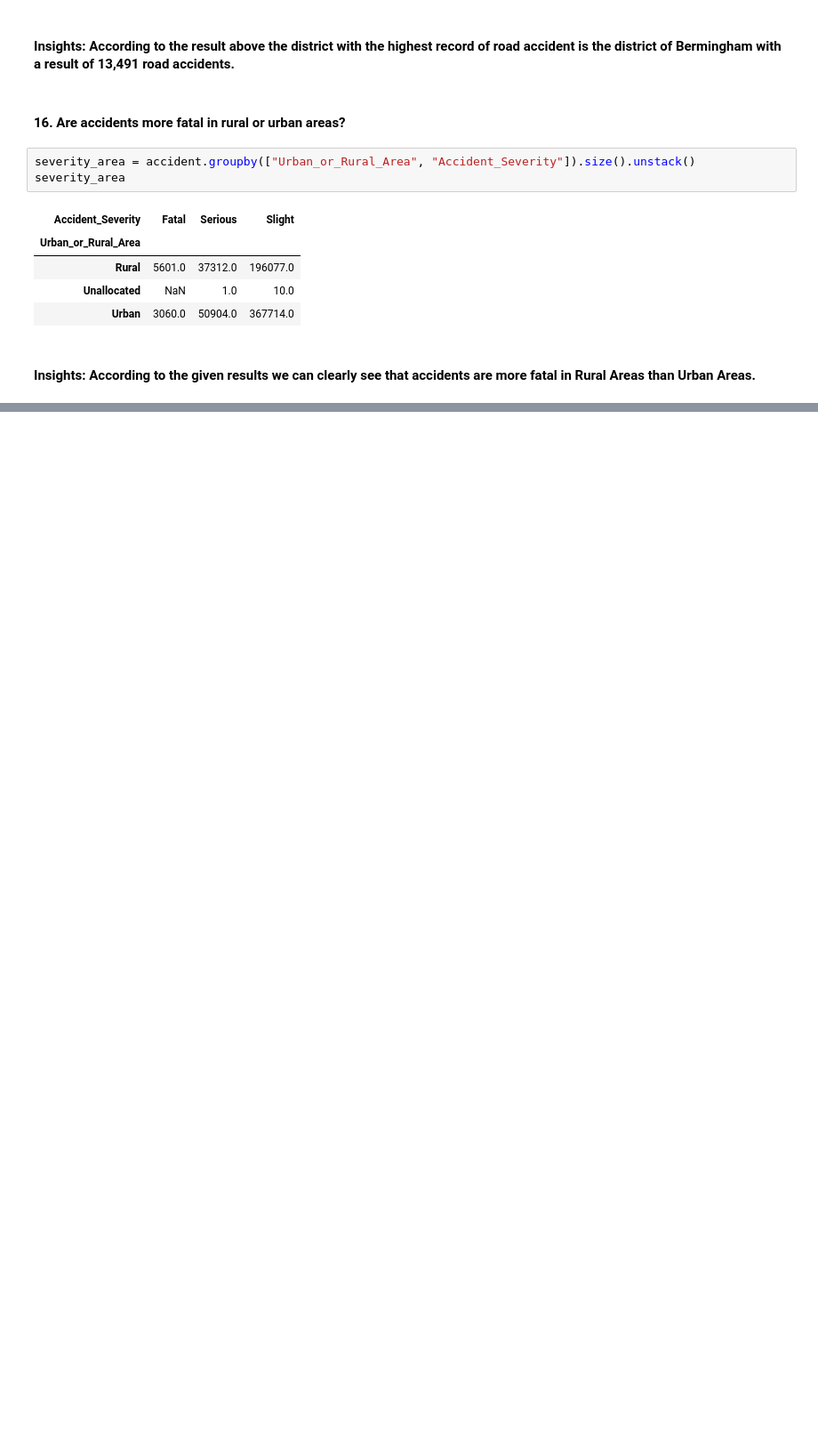
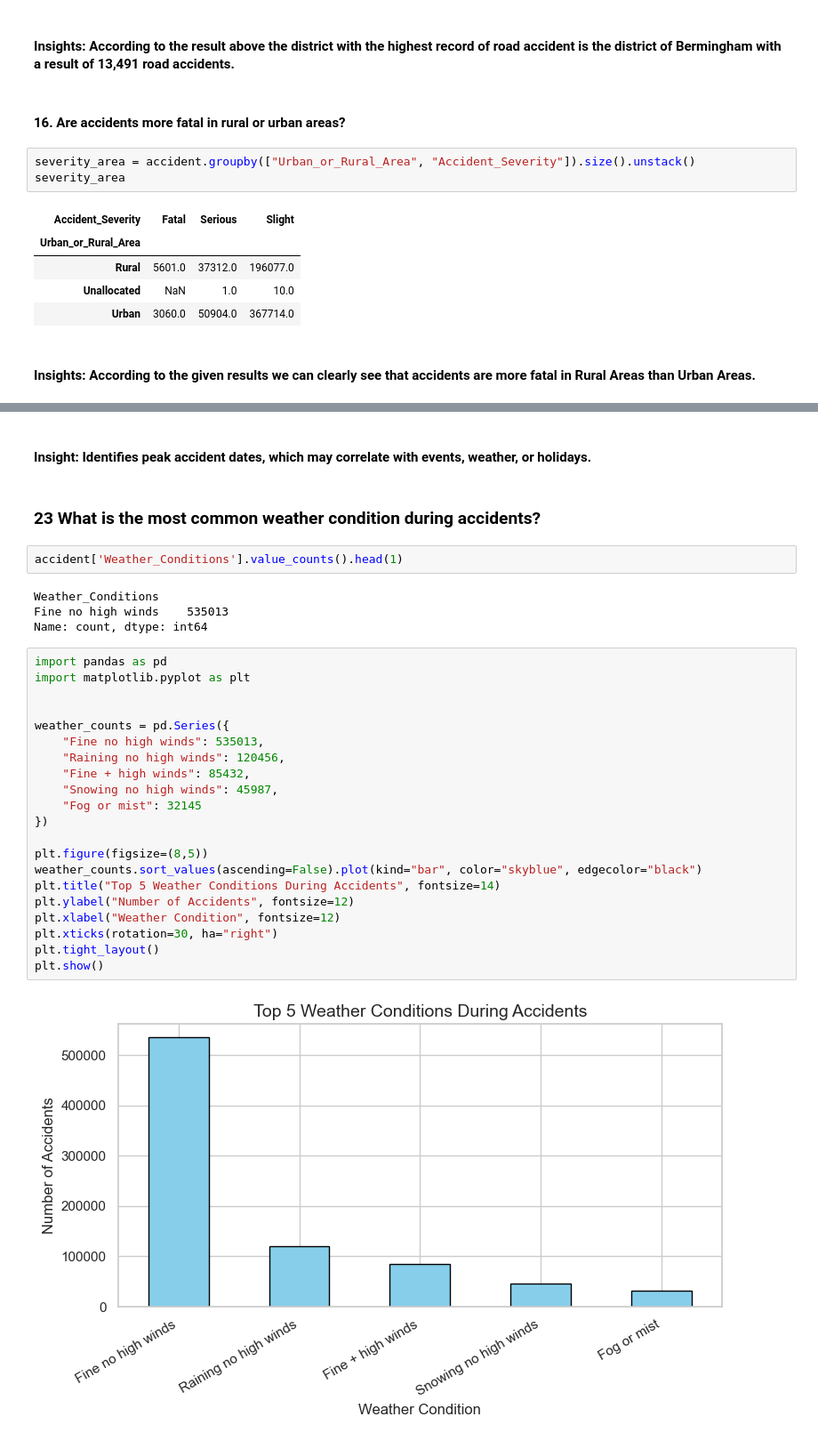
Before and after one commit to jcodeeee/DATA-ANALYTICS, a Jupyter notebook: Rodriguez/Activity2.ipynb, the cells around one changed output, grey strips where cells are left out. Shown at 89% size. Cells and saved outputs as stored; diff of their text form; blank space fills up the shorter version.

```diff
--- a/Rodriguez/Activity2.ipynb
+++ b/Rodriguez/Activity2.ipynb
@@ -445,0 +597,33 @@ severity_area
+# %% [markdown]
+<h4>Insight: Identifies peak accident dates, which may correlate with events, weather, or holidays.</h4>
+# %% [markdown]
+<h3>23 What is the most common weather condition during accidents?</h3>
+# %%
+accident['Weather_Conditions'].value_counts().head(1)
+# %% [output]
+Weather_Conditions
+Fine no high winds    535013
+Name: count, dtype: int64
+# %%
+import pandas as pd
+import matplotlib.pyplot as plt
+
+
+weather_counts = pd.Series({
+    "Fine no high winds": 535013,
+    "Raining no high winds": 120456,
+    "Fine + high winds": 85432,
+    "Snowing no high winds": 45987,
+    "Fog or mist": 32145
+})
+
+plt.figure(figsize=(8,5))
+weather_counts.sort_values(ascending=False).plot(kind="bar", color="skyblue", edgecolor="black")
+plt.title("Top 5 Weather Conditions During Accidents", fontsize=14)
+plt.ylabel("Number of Accidents", fontsize=12)
+plt.xlabel("Weather Condition", fontsize=12)
+plt.xticks(rotation=30, ha="right")
+plt.tight_layout()
+plt.show()
+# %% [output]
+[figure, added]
```
Also changed, not shown: parts of 39 cells of this notebook.
